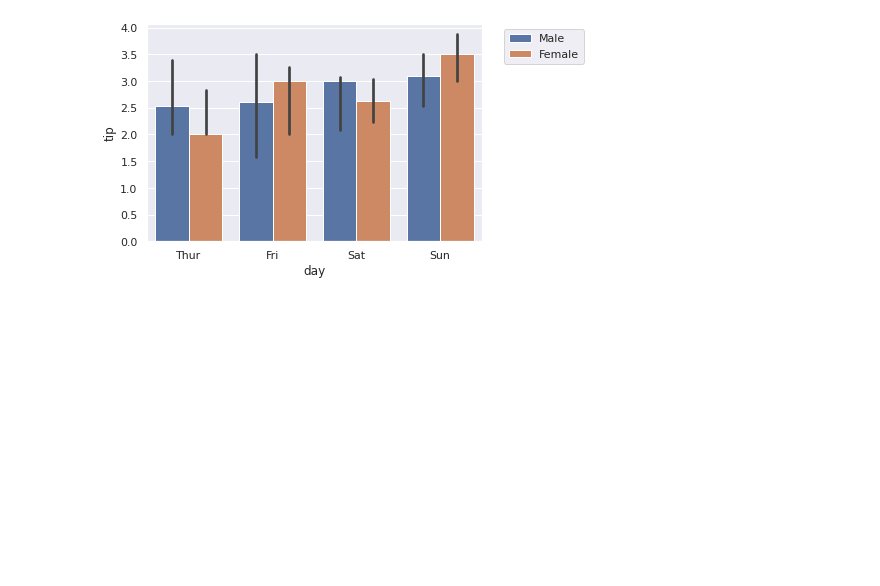
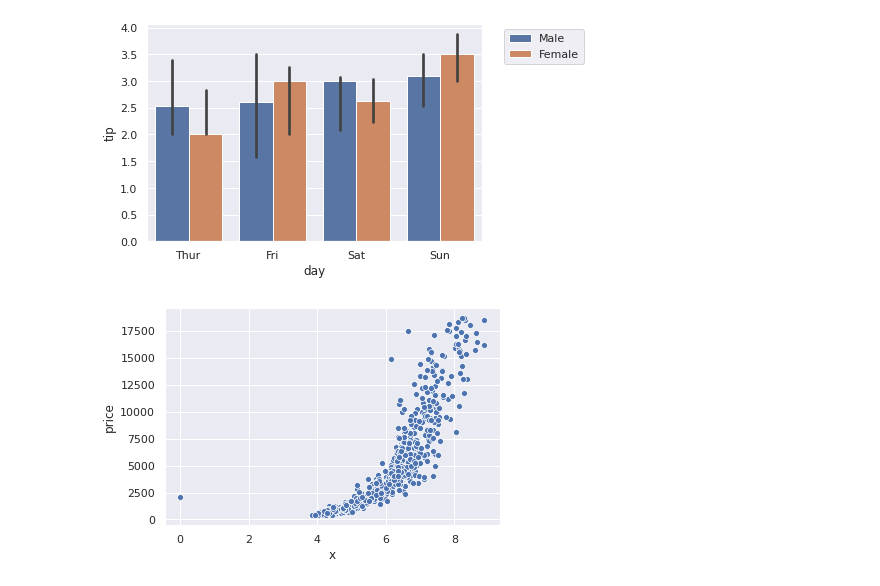
Before and after one commit to swami-gait/Foundations_of_datascience, a Jupyter notebook: FDS_WK12_DataViz.ipynb, the cells around one changed output. Drawn from its saved outputs; the diff is of its cells as text; code cells hidden in the pictures; blank space fills up the shorter version.

```diff
--- a/FDS_WK12_DataViz.ipynb
+++ b/FDS_WK12_DataViz.ipynb
@@ -509,3 +509,7 @@ plt.legend(bbox_to_anchor=(1.05,1))
 # %% [output]
 <matplotlib.legend.Legend at 0x...>
 [figure]
+# %%
+sns.scatterplot('x','price',data=d.sample(1000));
+# %% [output]
+[figure, added]
```
Also changed, not shown: parts of 8 cells of this notebook.
